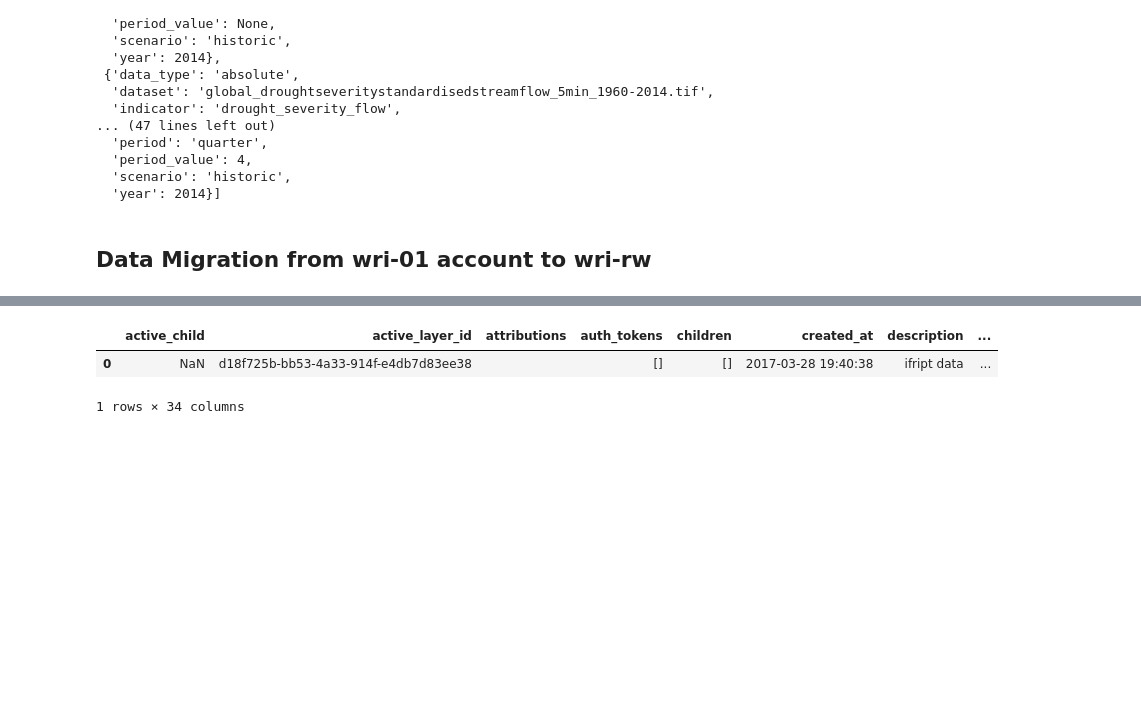
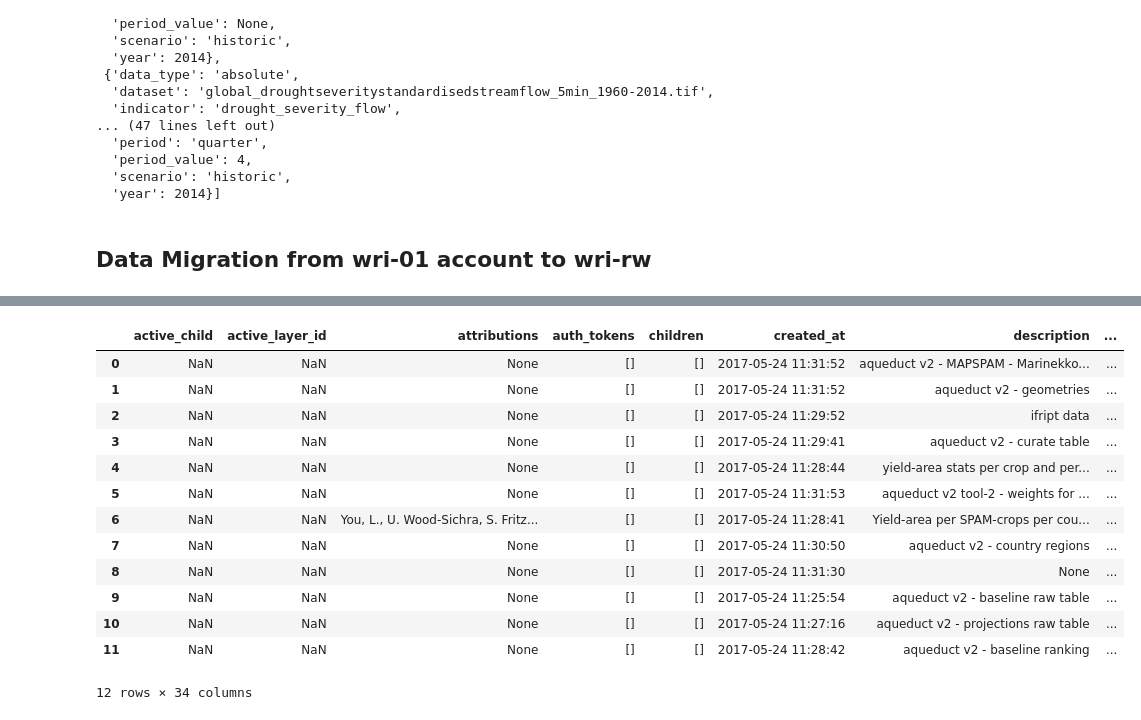
Before and after one commit to resource-watch/notebooks, a Jupyter notebook: Aqueduct/lab/water_risk_cleanup.ipynb, the cells around one changed output, grey strips where cells are left out. Drawn from its saved outputs; the diff is of its cells as text; code cells hidden in the pictures; blank space fills up the shorter version.

```diff
--- a/Aqueduct/lab/water_risk_cleanup.ipynb
+++ b/Aqueduct/lab/water_risk_cleanup.ipynb
@@ -379,11 +384,22 @@ for data in tifStats:
 import requests
 import json
 # %%
-url = 'https://wri-01.carto.com/api/v1/viz/?tag_name=&type=&exclude_shared=false&per_page=1000&tags=aqueduct&types=table'
+url = 'https://wri-rw.carto.com/api/v1/viz/?tag_name=&type=&exclude_shared=false&per_page=1000&tags=aqueduct&types=table'
 r = requests.get(url)
 tableStructure= pd.read_json(json.dumps(r.json()['visualizations']), orient='records')
 tableStructure.head(17)
 # %% [output]
 |  | active_child | active_layer_id | attributions | auth_tokens | children | created_at | description | ... |
-| 0 | NaN | d18f725b-bb53-4a33-914f-e4db7d83ee38 |  | [] | [] | 2017-03-28 19:40:38 | ifript data | ... |
+| 0 | NaN | NaN | None | [] | [] | 2017-05-24 11:31:52 | aqueduct v2 - MAPSPAM - Marinekko... | ... |
+| 1 | NaN | NaN | None | [] | [] | 2017-05-24 11:31:52 | aqueduct v2 - geometries | ... |
+| 2 | NaN | NaN | None | [] | [] | 2017-05-24 11:29:52 | ifript data | ... |
+| 3 | NaN | NaN | None | [] | [] | 2017-05-24 11:29:41 | aqueduct v2 - curate table | ... |
+| 4 | NaN | NaN | None | [] | [] | 2017-05-24 11:28:44 | yield-area stats per crop and per... | ... |
+| 5 | NaN | NaN | None | [] | [] | 2017-05-24 11:31:53 | aqueduct v2 tool-2 - weights for ... | ... |
+| 6 | NaN | NaN | You, L., U. Wood-Sichra, S. Fritz... | [] | [] | 2017-05-24 11:28:41 | Yield-area per SPAM-crops per cou... | ... |
+| 7 | NaN | NaN | None | [] | [] | 2017-05-24 11:30:50 | aqueduct v2 - country regions | ... |
+| 8 | NaN | NaN | None | [] | [] | 2017-05-24 11:31:30 | None | ... |
+| 9 | NaN | NaN | None | [] | [] | 2017-05-24 11:25:54 | aqueduct v2 - baseline raw table | ... |
+| 10 | NaN | NaN | None | [] | [] | 2017-05-24 11:27:16 | aqueduct v2 - projections raw table | ... |
+| 11 | NaN | NaN | None | [] | [] | 2017-05-24 11:28:42 | aqueduct v2 - baseline ranking | ... |
-1 rows × 34 columns
+12 rows × 34 columns
```
Also changed, not shown: parts of 6 cells of this notebook, 3 other files.
